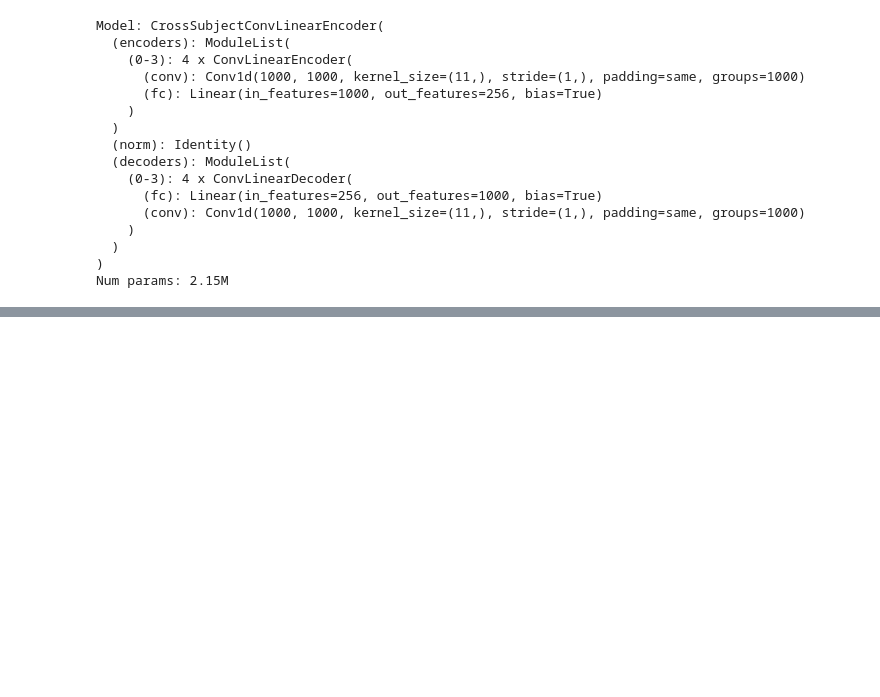
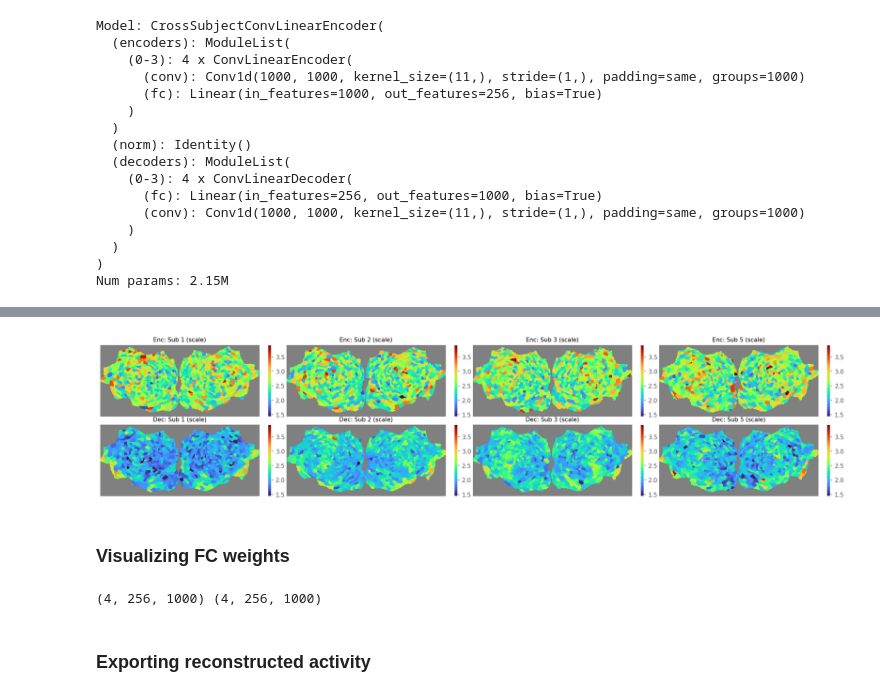
Before and after one commit to MedARC-AI/algonauts2025, a Jupyter notebook: cross_encoding/cross_encoding_v1.ipynb, the cells around one changed output, grey strips where cells are left out. Drawn from its saved outputs; the diff is of its cells as text; code cells hidden in the pictures; blank space fills up the shorter version.

```diff
--- a/cross_encoding/cross_encoding_v1.ipynb
+++ b/cross_encoding/cross_encoding_v1.ipynb
@@ -635,0 +960,35 @@ Val:   9  Loss: 0.315  Acc: 0.345,0.347,0.371,0.319 (0.345)  Time: 0.006,0.073 2
+# %%
+cmap = plt.get_cmap("turbo")
+cmap.set_bad("gray")
+
+H, W = resampler.mask_.shape
+ploth = 2.0
+plotw = (W / H) * ploth
+nr = 2
+nc = 4
+
+vmin, vmax = enc_scale.min(), enc_scale.max()
+
+f, axs = plt.subplots(nr, nc, figsize=(nc * plotw, nr * ploth))
+
+for jj, sub in enumerate(SUBJECTS):
+    plt.sca(axs[0, jj])
+    flat_img = map_to_flat(resampler, parc_one_hot, enc_scale[jj])
+    plt.imshow(flat_img, cmap=cmap, interpolation="nearest", vmin=vmin, vmax=vmax)
+    plt.colorbar(fraction=0.047 * (H / W))
+    plt.axis("off")
+    plt.title(f"Enc: Sub {sub} (scale)", fontsize="medium")
+
+    plt.sca(axs[1, jj])
+    flat_img = map_to_flat(resampler, parc_one_hot, dec_scale[jj])
+    plt.imshow(flat_img, cmap=cmap, interpolation="nearest", vmin=vmin, vmax=vmax)
+    plt.colorbar(fraction=0.047 * (H / W))
+    plt.axis("off")
+    plt.title(f"Dec: Sub {sub} (scale)", fontsize="medium")
+
+plt.tight_layout()
+plt.savefig(OUT_DIR / "conv_kernel_scale.png")
+# %% [output]
+[figure, added]
+# %% [markdown]
+### Visualizing FC weights
@@ -635,0 +1010,5 @@ Val:   9  Loss: 0.315  Acc: 0.345,0.347,0.371,0.319 (0.345)  Time: 0.006,0.073 2
+# %%
+enc_fc_weight, dec_fc_weight = get_fc_weights(model)
+print(enc_fc_weight.shape, dec_fc_weight.shape)
+# %% [output]
+(4, 256, 1000) (4, 256, 1000)
@@ -635,0 +1048,2 @@ Val:   9  Loss: 0.315  Acc: 0.345,0.347,0.371,0.319 (0.345)  Time: 0.006,0.073 2
+# %% [markdown]
+### Exporting reconstructed activity
```
Also changed, not shown: parts of 45 cells of this notebook.
